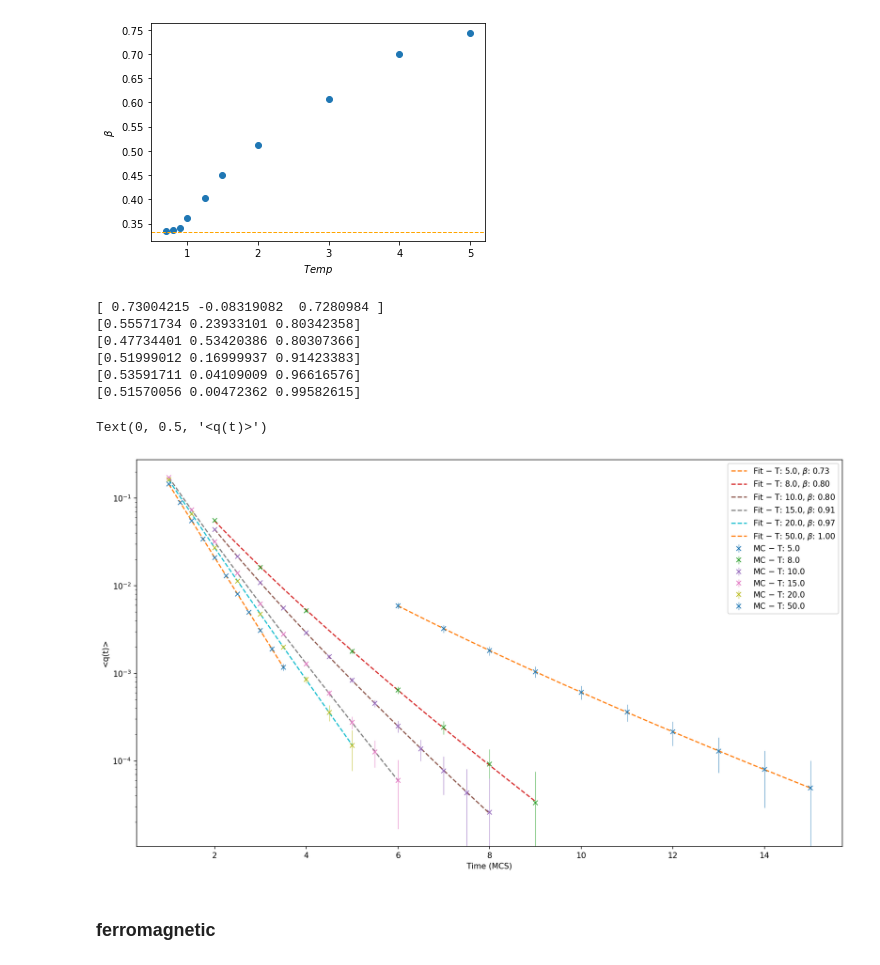
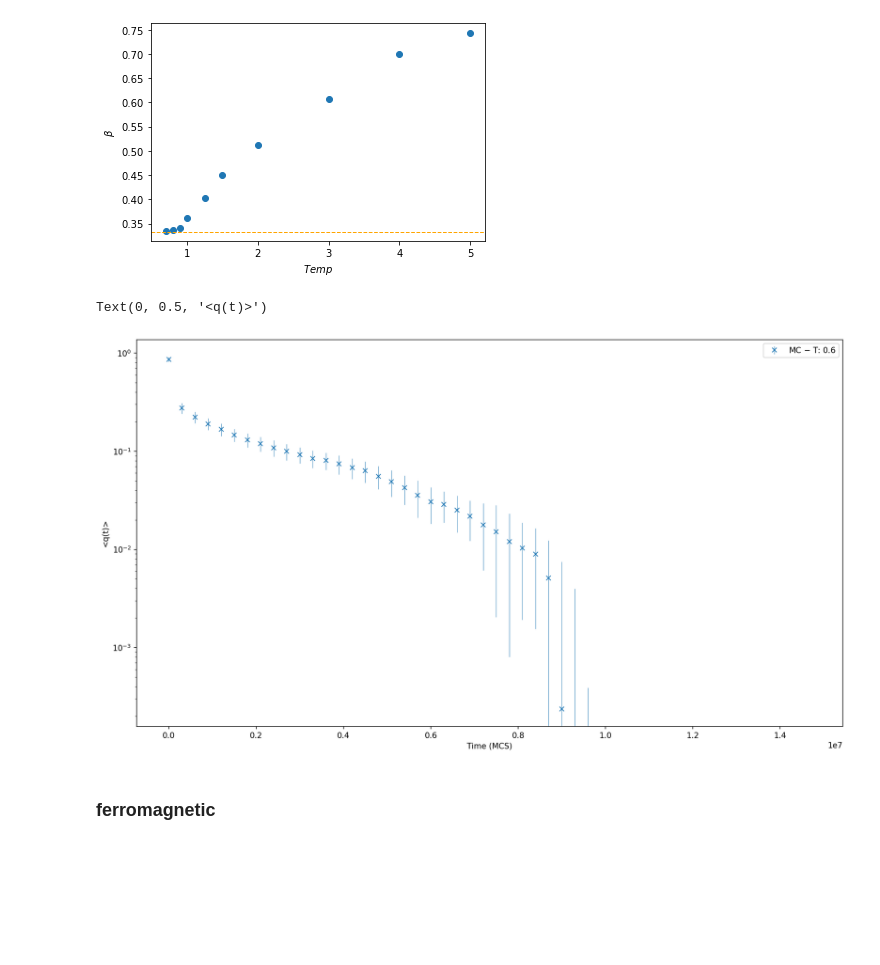
Before and after one commit to zlatovladdka/2d-spin-glasses, a Jupyter notebook: Ising.ipynb, the cells around one changed output. Drawn from its saved outputs; the diff is of its cells as text; code cells hidden in the pictures; blank space fills up the shorter version.

```diff
--- a/Ising.ipynb
+++ b/Ising.ipynb
@@ -84,41 +84,35 @@ plt.axhline(1/3, linestyle='--', color='orange', linewidth=1)
 # %%
 plt.figure(figsize=(16, 9), dpi=150)
 
 # corr_time(100, 100, 7.0, min_time=1, fit=True)
 # corr_time(100, 100, 6.0, min_time=1, max_time=7, fit=True)
 # corr_time(100, 100, 5.0, min_time=1, max_time=10, fit=True)
 # corr_time(100, 100, 4.0, max_time=20, fit=True)
 # corr_time(100, 100, 3.0, max_time=35, fit=True)
 # corr_time(100, 100, 2.0, max_time=135, fit=True)
 # corr_time(100, 100, 1.5, max_time=600, fit=True)
 # corr_time(100, 100, 1.25, max_time=1200, fit=True)
 # corr_time(100, 100, 1.0, max_time=5000, fit=True)
 # corr_time(100, 100, 0.9, max_time=8000, fit=True)
 # corr_time(100, 100, 0.8, max_time=200000, fit=True)
-# corr_time(100, 100, 0.7, min_time=1, max_time=350000, fit=True)
-# corr_time(100, 100, 0.6)
+# corr_time(100, 100, 0.7, min_time=1)
+corr_time(100, 100, 0.6)
 
-corr_time(32, 32, 5.0, max_time=15, min_time=6, fit=True)
-corr_time(32, 32, 8.0, max_time=9, min_time=2, fit=True)
-corr_time(32, 32, 10.0, max_time=8, min_time=2, fit=True)
-corr_time(32, 32, 15.0, max_time=6, min_time=1, fit=True)
-corr_time(32, 32, 20.0, max_time=5, min_time=1, fit=True)
-corr_time(32, 32, 50.0, max_time=3.5, min_time=1, fit=True)
+# corr_time(32, 32, 5.0, max_time=15, min_time=6, fit=True)
+# corr_time(32, 32, 8.0, max_time=9, min_time=2, fit=True)
+# corr_time(32, 32, 10.0, max_time=8, min_time=2, fit=True)
+# corr_time(32, 32, 15.0, max_time=6, min_time=1, fit=True)
+# corr_time(32, 32, 20.0, max_time=5, min_time=1, fit=True)
+# corr_time(32, 32, 50.0, max_time=3.5, min_time=1, fit=True)
 
 
 plt.xlabel('Time (MCS)')
 plt.ylabel('<q(t)>')
 
 # plt.xlim(0, 400)
 # %% [output]
-[ 0.73004215 -0.08319082  0.7280984 ]
-[0.55571734 0.23933101 0.80342358]
-[0.47734401 0.53420386 0.80307366]
-[0.51999012 0.16999937 0.91423383]
-[0.53591711 0.04109009 0.96616576]
-[0.51570056 0.00472362 0.99582615]
+Text(0, 0.5, '<q(t)>')
-Text(0, 0.5, '<q(t)>')
-[figure, old version]
+[figure, new version]
 # %% [markdown]
 ### ferromagnetic
 # %%
```
Also changed, not shown: 2 other files.
